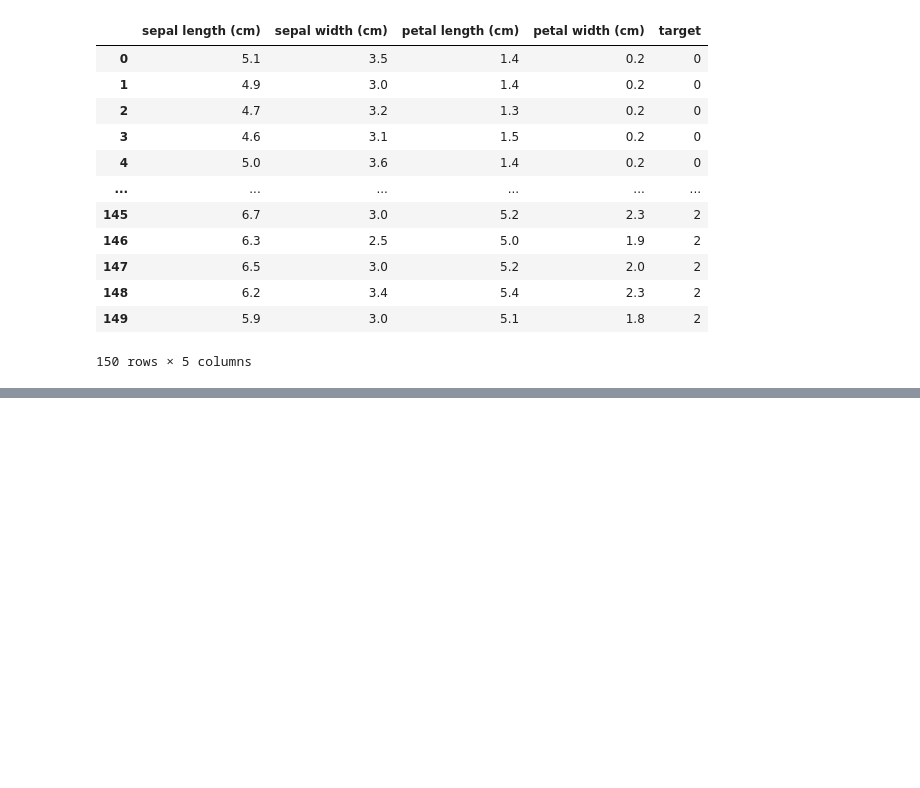
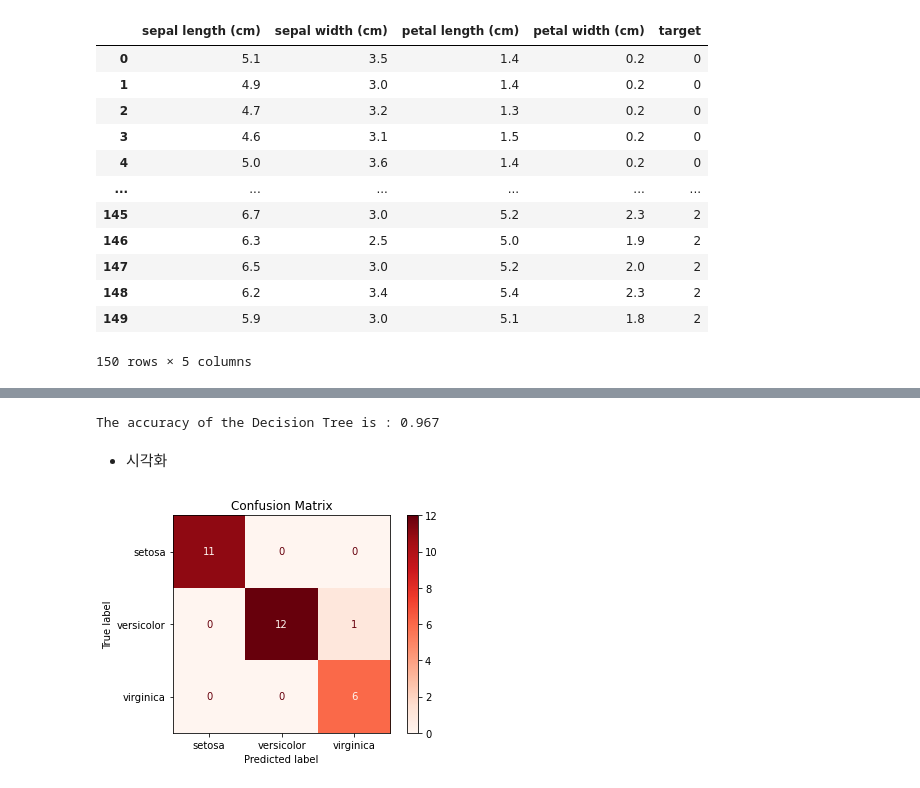
Before and after one commit to Sam-SangJoonPark/Python_basic_practice, a Jupyter notebook: ml_iris_sample.ipynb, the cells around one changed output, grey strips where cells are left out. Drawn from its saved outputs; the diff is of its cells as text; code cells hidden in the pictures; blank space fills up the shorter version.

```diff
--- a/ml_iris_sample.ipynb
+++ b/ml_iris_sample.ipynb
@@ -69,0 +132,8 @@ df_iris
+# %%
+from sklearn.model_selection import train_test_split
+
+# 훈련 데이터와 테스트 데이터를 분리함.
+x_train, x_test, y_train, y_test = train_test_split(iris_data,
+                                                   iris_label,
+                                                    test_size = 0.2,
+                                                    random_state =1)
@@ -69,0 +165,21 @@ df_iris
+# %%
+from sklearn.metrics import accuracy_score
+pred = dt_clf.predict(x_test)
+print("The accuracy of the Decision Tree is : {:.3f}".format(accuracy_score(pred,y_test)))
+# %% [output]
+The accuracy of the Decision Tree is : 0.967
+# %% [markdown]
+ - 시각화
+# %%
+from sklearn.tree import DecisionTreeClassifier, plot_tree
+from sklearn.metrics import plot_confusion_matrix
+
+labels = ['setosa', 'versicolor', 'virginica']
+disp = plot_confusion_matrix(dt_clf,
+                             x_test, y_test,
+                             display_labels=labels,
+                             cmap=plt.cm.Reds,
+                             normalize=None)
+disp.ax_.set_title('Confusion Matrix');
+# %% [output]
+[figure, added]
```
Also changed, not shown: parts of 15 cells of this notebook.
